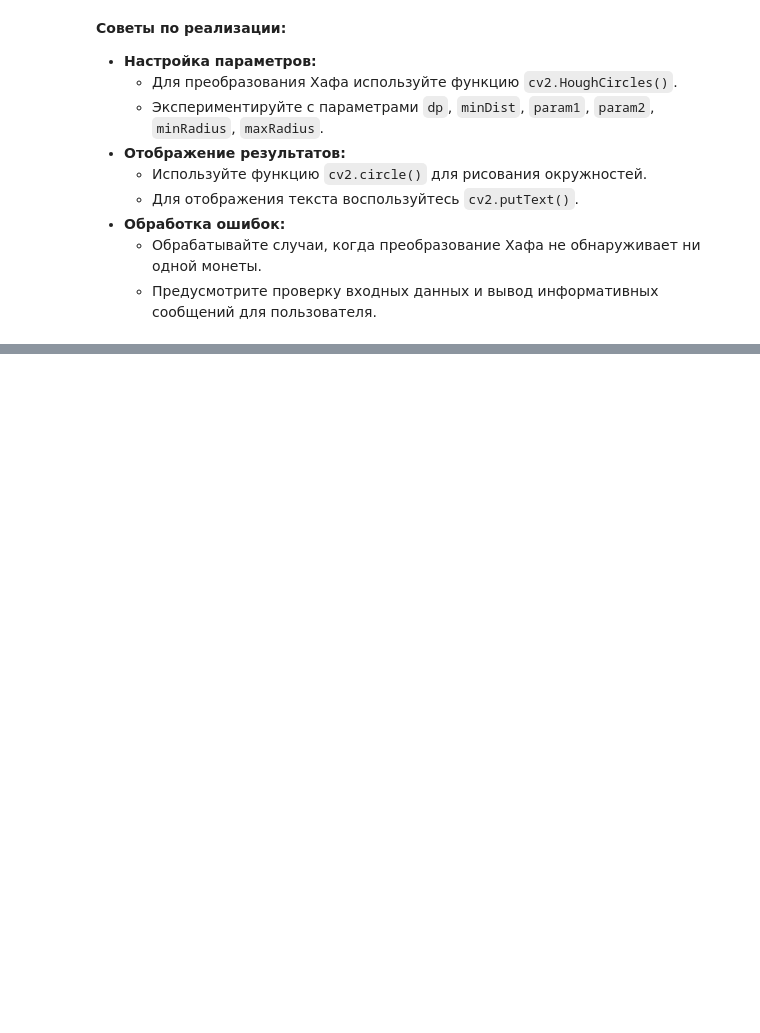
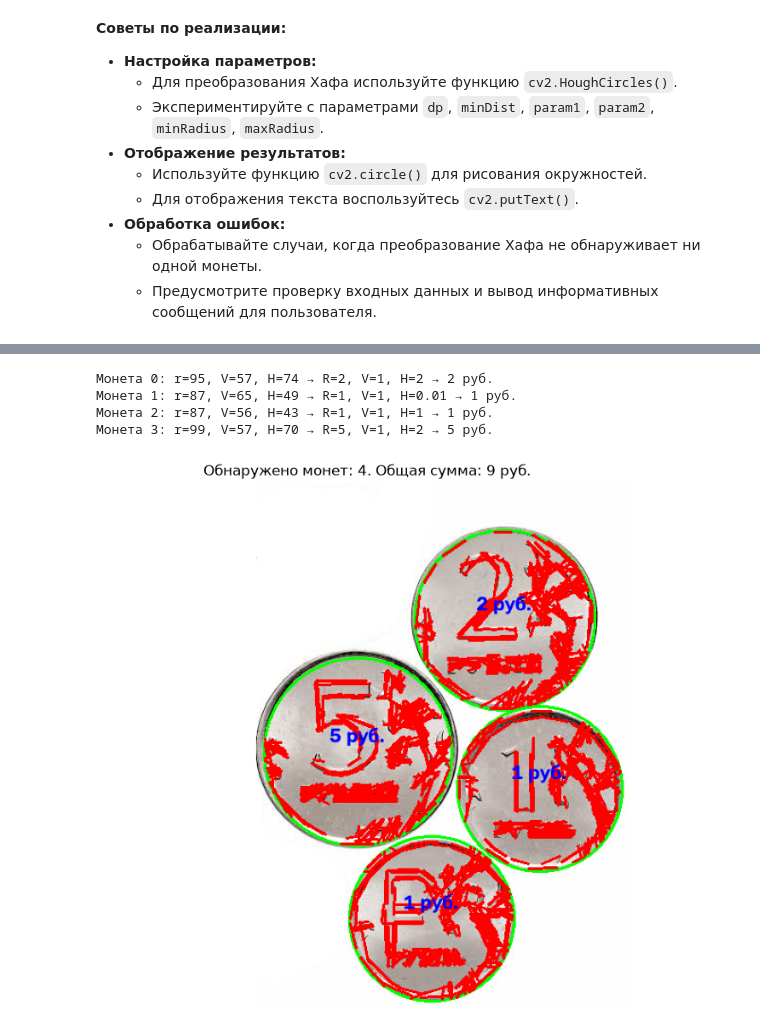
Before and after one commit to Calrission/MIIGAIK-Image-Processing, a Jupyter notebook: Проектная_работа_№1_Классификация_объектов_на_изображении.ipynb, the cells around one changed output, grey strips where cells are left out. Saved outputs shown, nothing was run; the diff lists cells and outputs as text; code cells hidden in the pictures; blank space fills up the shorter version.

```diff
--- a/Проектная_работа_№1_Классификация_объектов_на_изображении.ipynb
+++ b/Проектная_работа_№1_Классификация_объектов_на_изображении.ipynb
@@ -98,0 +316,43 @@
+# %%
+result = img.copy()
+all_edges = np.zeros(img.shape[:2], dtype=np.uint8)
+
+coins = []
+total_sum = 0
+
+circles_with_nominals = []
+
+for i, (cx, cy, r) in enumerate(circles):
+    lines, edges = detect_lines_in_circle(img, cx, cy, r)
+    vertical_count, horizontal_count = count_lines(lines)
+    nominal, votes = classify_coin(r, vertical_count, horizontal_count)
+    coins.append((cx, cy, r, nominal))
+    total_sum += nominal
+
+    cv2.circle(result, (cx, cy), r, (0, 255, 0), 2)
+    for (x1, y1, x2, y2) in lines:
+        cv2.line(result, (x1, y1), (x2, y2), (0, 0, 255), 2)
+
+    circles_with_nominals.append((cx, cy, r, nominal))
+
+    all_edges = cv2.bitwise_or(all_edges, edges)
+
+    print(f"Монета {i}: r={r}, V={vertical_count}, H={horizontal_count} → "
+          f"R={votes['radius']}, V={votes['vertical']}, H={votes['horizontal']} → "
+          f"{nominal} руб.")
+
+for i, (cx, cy, r, nominal) in enumerate(circles_with_nominals):
+    cv2.putText(result, f"{nominal} руб.", (cx - 30, cy - 10),
+                cv2.FONT_HERSHEY_SIMPLEX, 0.7, (255, 0, 0), 2)
+
+plt.figure(figsize=(15, 8))
+plt.imshow(cv2.cvtColor(result, cv2.COLOR_BGR2RGB))
+plt.axis("off")
+plt.title(f"Обнаружено монет: {len(coins)}. Общая сумма: {total_sum} руб.")
+plt.show()
+# %% [output]
+Монета 0: r=95, V=57, H=74 → R=2, V=1, H=2 → 2 руб.
+Монета 1: r=87, V=65, H=49 → R=1, V=1, H=0.01 → 1 руб.
+Монета 2: r=87, V=56, H=43 → R=1, V=1, H=1 → 1 руб.
+Монета 3: r=99, V=57, H=70 → R=5, V=1, H=2 → 5 руб.
+[figure, added]
```
Also changed, not shown: parts of 8 cells of this notebook, 10 other files.
